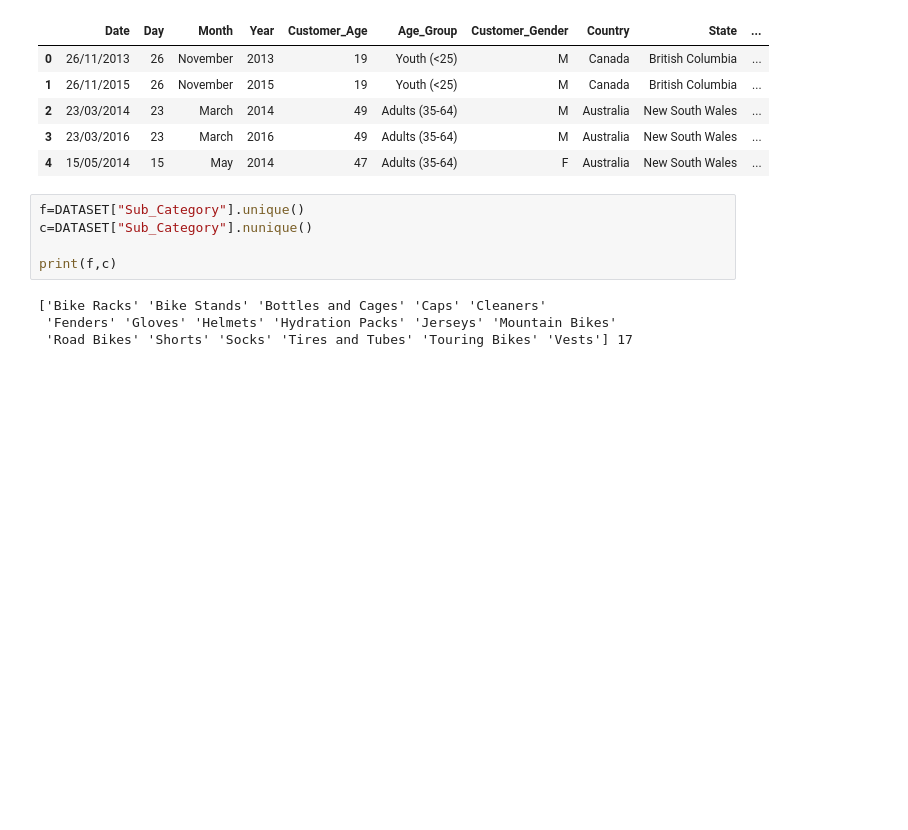
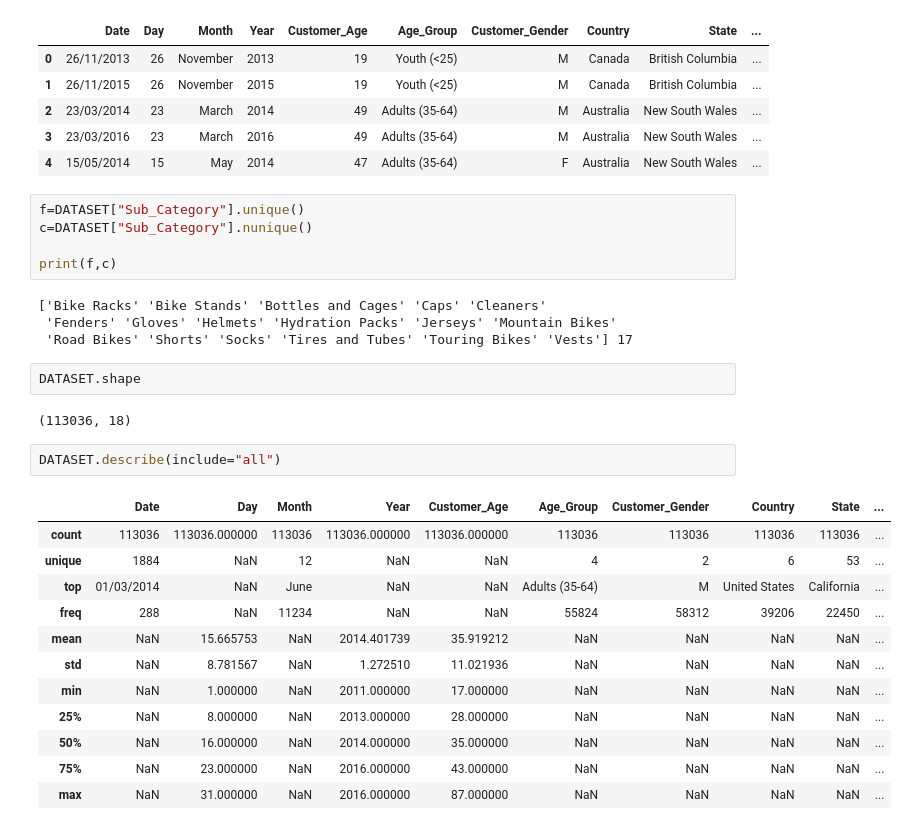
Before and after one commit to mehdiigouch/bike_sales-analysis, a Jupyter notebook: notebooks/expirements.ipynb, the cells around one changed output. Cells and saved outputs as stored; diff of their text form; blank space fills up the shorter version.

```diff
--- a/notebooks/expirements.ipynb
+++ b/notebooks/expirements.ipynb
@@ -171,3 +171,22 @@ print(f,c)
 ['Bike Racks' 'Bike Stands' 'Bottles and Cages' 'Caps' 'Cleaners'
  'Fenders' 'Gloves' 'Helmets' 'Hydration Packs' 'Jerseys' 'Mountain Bikes'
  'Road Bikes' 'Shorts' 'Socks' 'Tires and Tubes' 'Touring Bikes' 'Vests'] 17
+# %%
+DATASET.shape
+# %% [output]
+(113036, 18)
+# %%
+DATASET.describe(include="all")
+# %% [output]
+|  | Date | Day | Month | Year | Customer_Age | Age_Group | Customer_Gender | Country | State | ... |
+| count | 113036 | 113036.000000 | 113036 | 113036.000000 | 113036.000000 | 113036 | 113036 | 113036 | 113036 | ... |
+| unique | 1884 | NaN | 12 | NaN | NaN | 4 | 2 | 6 | 53 | ... |
+| top | 01/03/2014 | NaN | June | NaN | NaN | Adults (35-64) | M | United States | California | ... |
+| freq | 288 | NaN | 11234 | NaN | NaN | 55824 | 58312 | 39206 | 22450 | ... |
+| mean | NaN | 15.665753 | NaN | 2014.401739 | 35.919212 | NaN | NaN | NaN | NaN | ... |
+| std | NaN | 8.781567 | NaN | 1.272510 | 11.021936 | NaN | NaN | NaN | NaN | ... |
+| min | NaN | 1.000000 | NaN | 2011.000000 | 17.000000 | NaN | NaN | NaN | NaN | ... |
+| 25% | NaN | 8.000000 | NaN | 2013.000000 | 28.000000 | NaN | NaN | NaN | NaN | ... |
+| 50% | NaN | 16.000000 | NaN | 2014.000000 | 35.000000 | NaN | NaN | NaN | NaN | ... |
+| 75% | NaN | 23.000000 | NaN | 2016.000000 | 43.000000 | NaN | NaN | NaN | NaN | ... |
+| max | NaN | 31.000000 | NaN | 2016.000000 | 87.000000 | NaN | NaN | NaN | NaN | ... |
```
